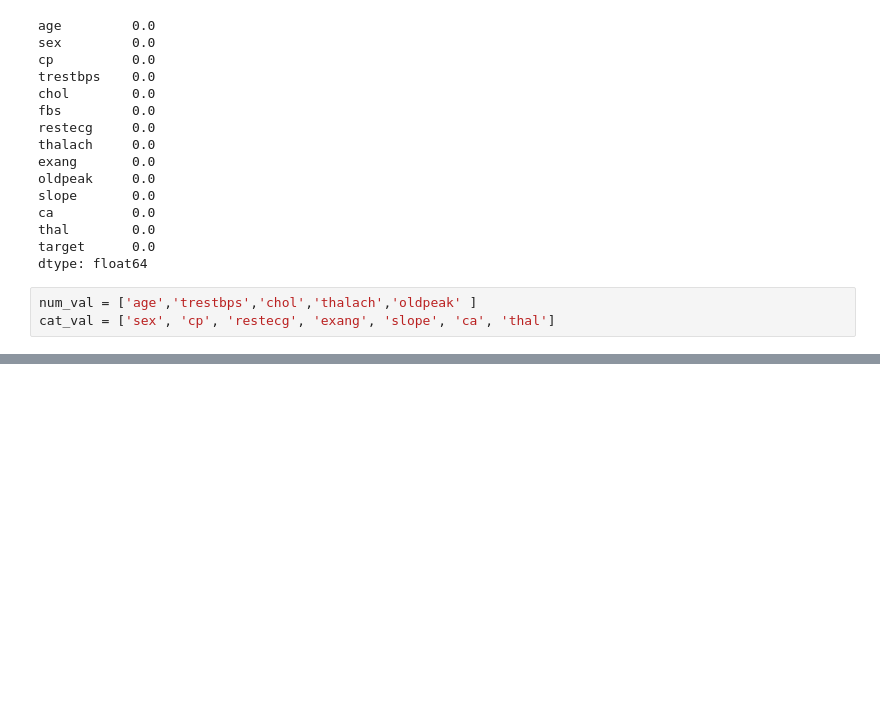
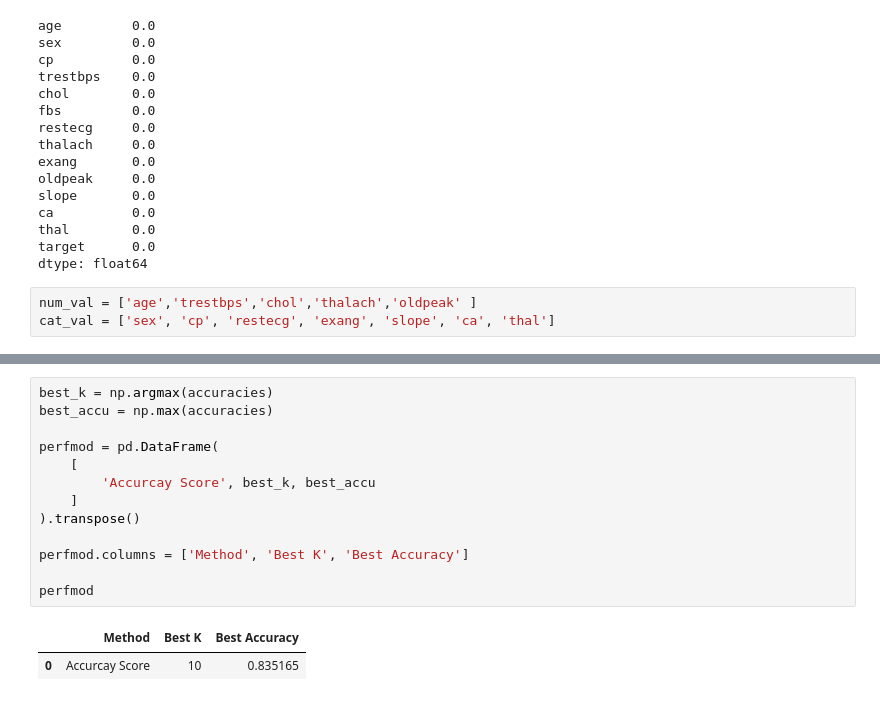
Before and after one commit to Omuk/Reborn, a Jupyter notebook: Data Practice/Practice_Field.ipynb, the cells around one changed output, grey strips where cells are left out. Cells and saved outputs as stored; diff of their text form; blank space fills up the shorter version.

```diff
--- a/Data Practice/Practice_Field.ipynb
+++ b/Data Practice/Practice_Field.ipynb
@@ -58,0 +151,16 @@ cat_val = ['sex', 'cp', 'restecg', 'exang', 'slope', 'ca', 'thal']
+# %%
+best_k = np.argmax(accuracies)
+best_accu = np.max(accuracies)
+
+perfmod = pd.DataFrame(
+    [
+        'Accurcay Score', best_k, best_accu
+    ]
+).transpose()
+
+perfmod.columns = ['Method', 'Best K', 'Best Accuracy']
+
+perfmod
+# %% [output]
+|  | Method | Best K | Best Accuracy |
+| 0 | Accurcay Score | 10 | 0.835165 |
```
Also changed, not shown: parts of 8 cells of this notebook.
